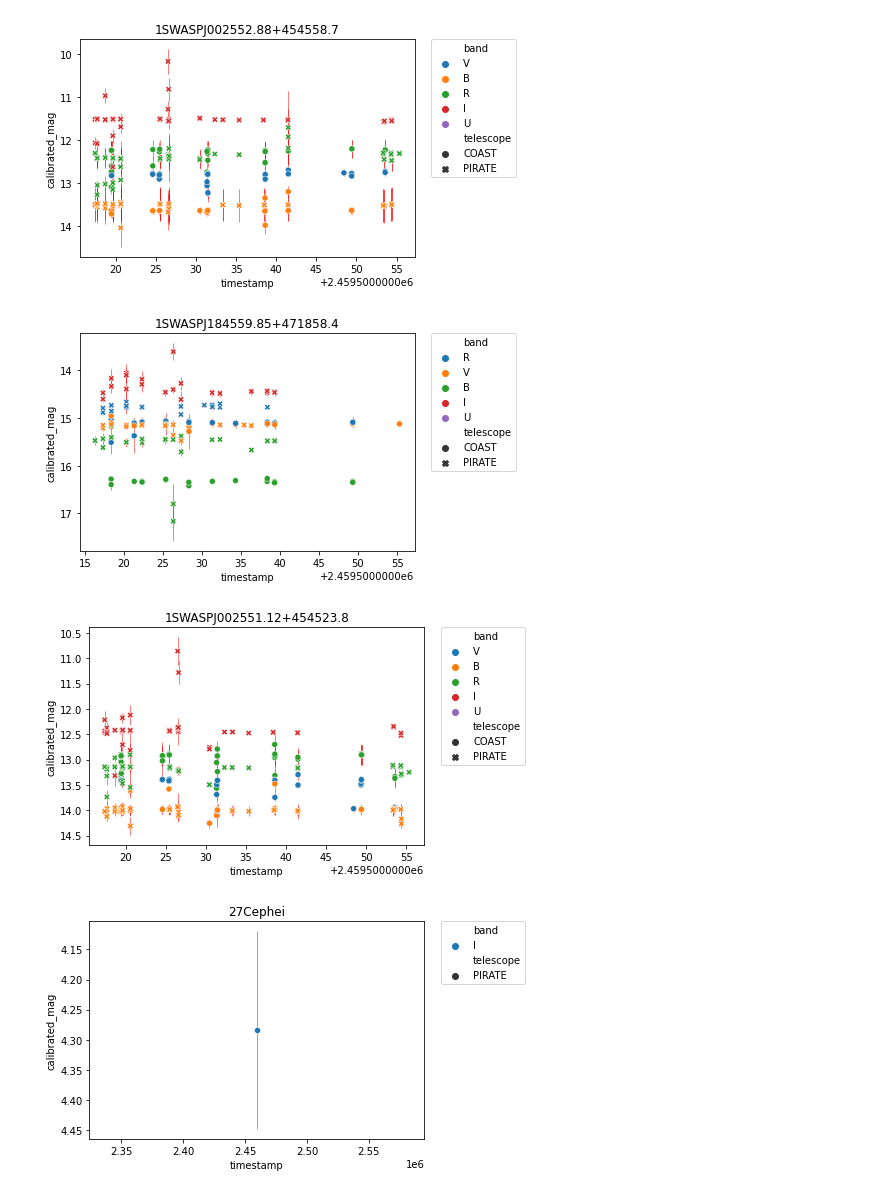
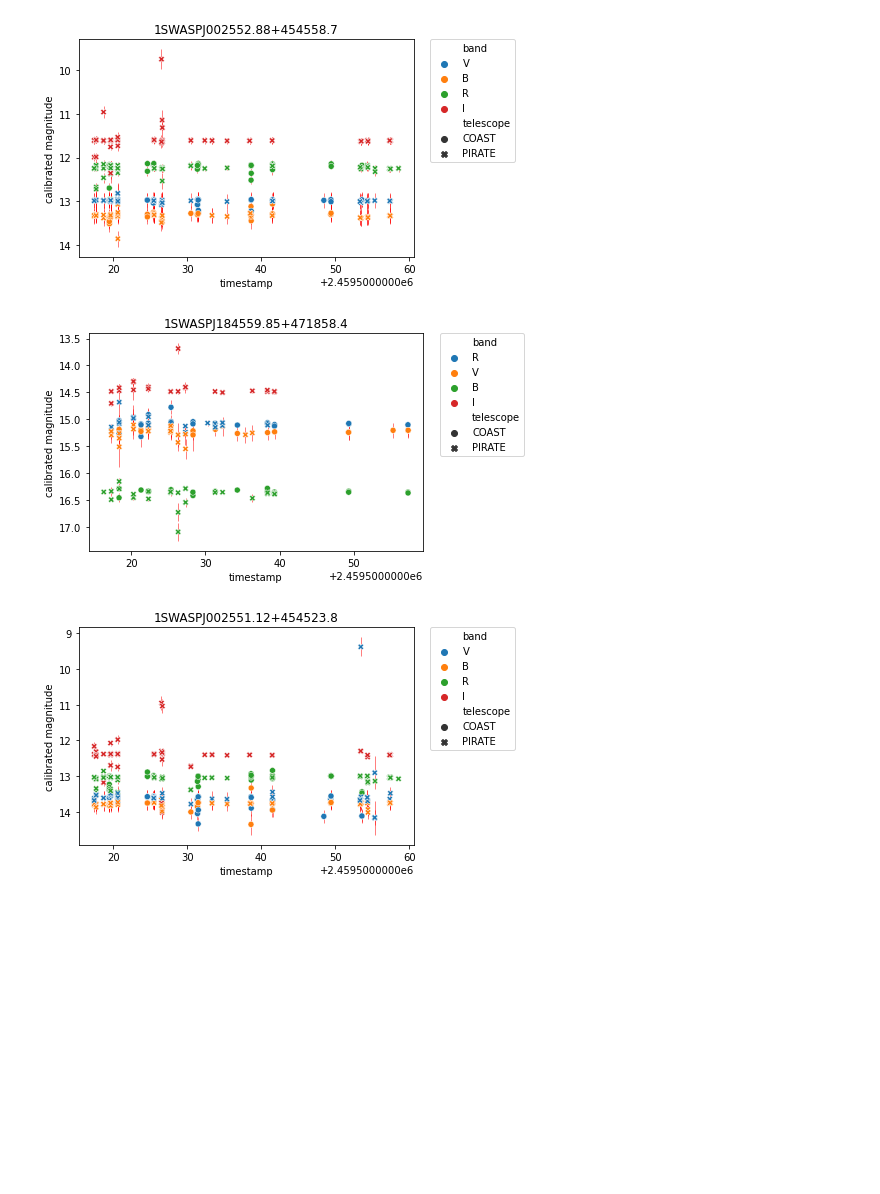
Before and after one commit to adammcmaster/pirate-photometry, a Jupyter notebook: plot_targets.ipynb, the cells around one changed output. Drawn from its saved outputs; the diff is of its cells as text; code cells hidden in the pictures; blank space fills up the shorter version.

Commit message:
Update plots

```diff
--- a/plot_targets.ipynb
+++ b/plot_targets.ipynb
@@ -7,22 +8,27 @@ from pathlib import Path
 
 from targets import TARGETS
 # %%
-for table in Path('data').glob('*.ecsv'):
+for table in Path('data').glob('target_observations/*.ecsv'):
     if table.stem not in TARGETS:
         continue
     photometry = Table.read(table)
     photometry = photometry[photometry['FLAGS'] == 0]
+    try:
+        photometry = photometry[photometry['calibrated magnitude'] != None]
+        photometry = photometry[photometry['calibrated magnitude err'] != None]
+    except KeyError:
+        continue
     fig = pyplot.figure()
     mag = seaborn.scatterplot(
         x=photometry['timestamp'],
-        y=photometry['calibrated_mag'],
+        y=photometry['calibrated magnitude'],
         hue=photometry['band'],
         style=photometry['telescope'],
     )
     pyplot.errorbar(
         photometry['timestamp'],
-        photometry['calibrated_mag'],
-        yerr=photometry['calibrated_mag_err'],
+        photometry['calibrated magnitude'],
+        yerr=photometry['calibrated magnitude err'],
         ecolor='red',
         ls='none',
         zorder=-1,
@@ -39,4 +45,3 @@ for table in Path('data').glob('*.ecsv'):
-[figure, old version]
+[figure, new version]
-[figure, old version]
+[figure, new version]
-[figure, old version]
+[figure, new version]
-[figure, removed]
```
Also changed, not shown: parts of 2 cells of this notebook, 1 other file.
